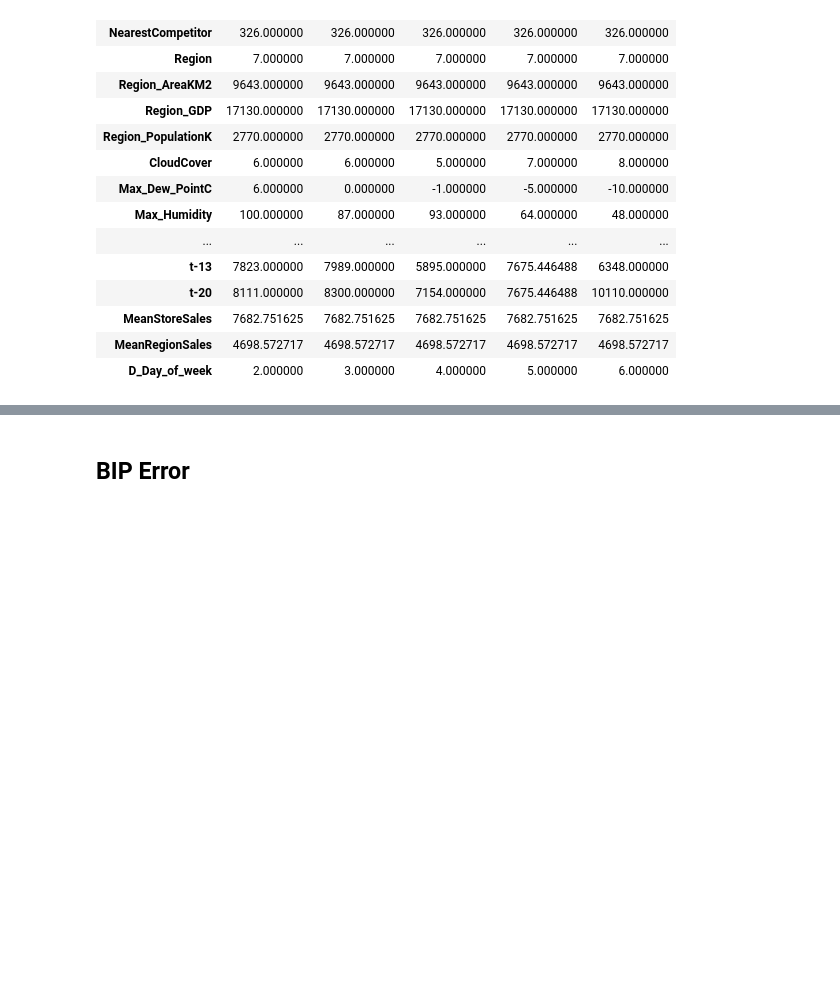
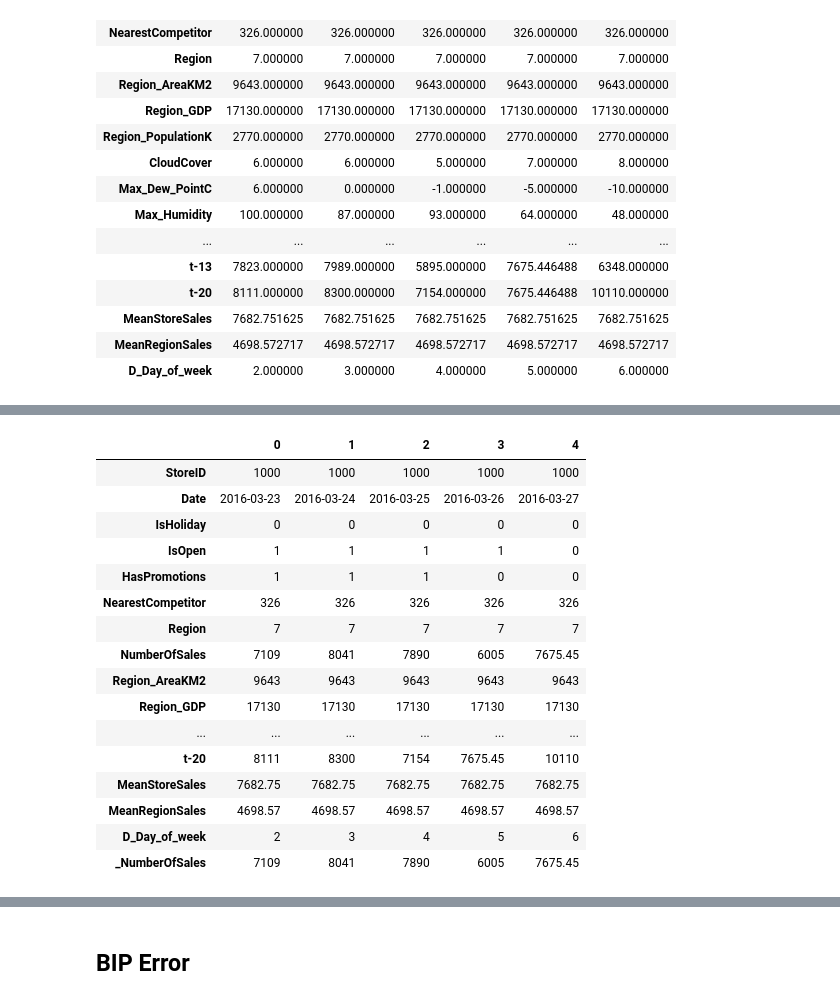
Before and after one commit to mirkomantovani/DMTM-project-BIP, a Jupyter notebook: 5.1.4_Model_RFR_on enriched.ipynb, the cells around one changed output, grey strips where cells are left out. Saved outputs shown, nothing was run; the diff lists cells and outputs as text; code cells hidden in the pictures; blank space fills up the shorter version.

```diff
--- a/5.1.4_Model_RFR_on enriched.ipynb
+++ b/5.1.4_Model_RFR_on enriched.ipynb
@@ -145,0 +170,20 @@ _ = plt.setp(ax.get_xticklabels(), rotation=-90)
+# %%
+df_train_test.head().T
+# %% [output]
+|  | 0 | 1 | 2 | 3 | 4 |
+| StoreID | 1000 | 1000 | 1000 | 1000 | 1000 |
+| Date | 2016-03-23 | 2016-03-24 | 2016-03-25 | 2016-03-26 | 2016-03-27 |
+| IsHoliday | 0 | 0 | 0 | 0 | 0 |
+| IsOpen | 1 | 1 | 1 | 1 | 0 |
+| HasPromotions | 1 | 1 | 1 | 0 | 0 |
+| NearestCompetitor | 326 | 326 | 326 | 326 | 326 |
+| Region | 7 | 7 | 7 | 7 | 7 |
+| NumberOfSales | 7109 | 8041 | 7890 | 6005 | 7675.45 |
+| Region_AreaKM2 | 9643 | 9643 | 9643 | 9643 | 9643 |
+| Region_GDP | 17130 | 17130 | 17130 | 17130 | 17130 |
+| ... | ... | ... | ... | ... | ... |
+| t-20 | 8111 | 8300 | 7154 | 7675.45 | 10110 |
+| MeanStoreSales | 7682.75 | 7682.75 | 7682.75 | 7682.75 | 7682.75 |
+| MeanRegionSales | 4698.57 | 4698.57 | 4698.57 | 4698.57 | 4698.57 |
+| D_Day_of_week | 2 | 3 | 4 | 5 | 6 |
+| _NumberOfSales | 7109 | 8041 | 7890 | 6005 | 7675.45 |
```
Also changed, not shown: parts of 23 cells of this notebook, 1 other file.
